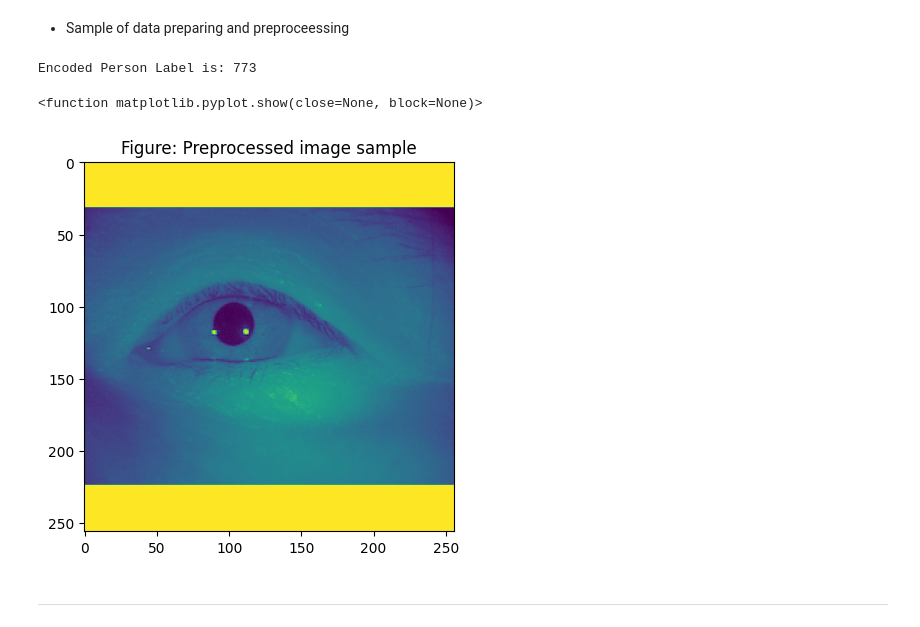
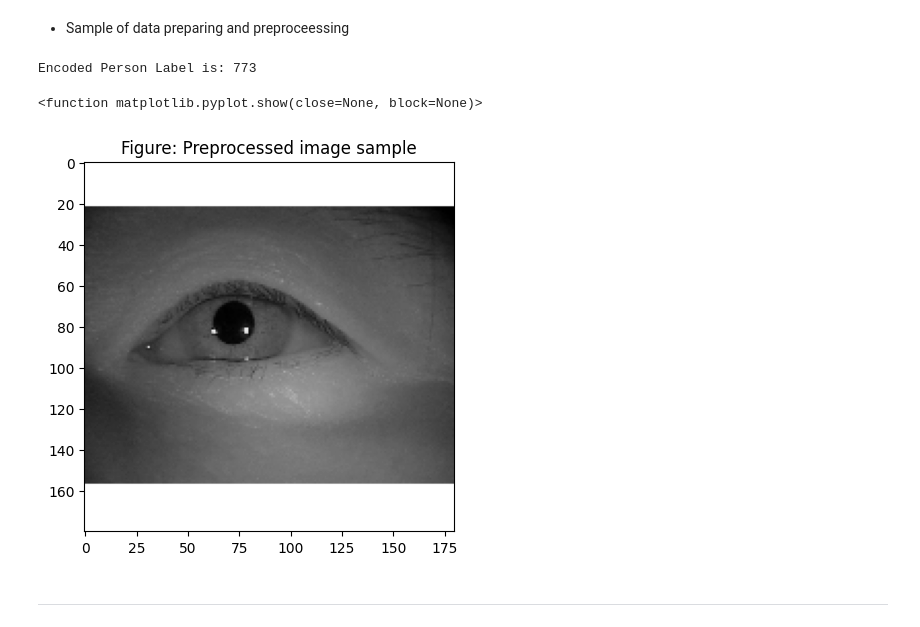
Before and after one commit to sondosaabed/Iris-of-eyes-recognition, a Jupyter notebook: Iris_recognition_1190652.ipynb, the cells around one changed output. Drawn from its saved outputs; the diff is of its cells as text; code cells hidden in the pictures.

Commit message:
Kaggle Notebook | Iris_recognition_1190652 | train

```diff
--- a/Iris_recognition_1190652.ipynb
+++ b/Iris_recognition_1190652.ipynb
@@ -337,0 +338,10 @@ show_random_samples(df_subset, 8)
+# %%
+image_path =  df.loc[13, "ImagePath"]
+image = PIL.Image.open(image_path)
+plt.imshow(image, cmap='gray')
+plt.title(f"Figure: Image {13} Person Label: {df.loc[13, 'Label']}")
+plt.axis("off")
+width, height = image.size
+print("The width of the images: ", width)
+print("The height of the images: ", height)
+print("Shape", image.size)
@@ -384,7 +396,7 @@ plt.show()
 ##### Images preparing
 - In the datset exploration, no missing images, and all the images have the same sizes and the same aspect ratios. However, due to processing resources limitations the decision is to resize all the images to a consistent size but smaller than that is now. The resizing algortihm is distortion free the sizes are changed but the aspect ratio is the same using pading values.
 # %%
-def preprocess_image(img_dir, target_height=256, target_width=256, pad_value=255):
+def preprocess_image(img_dir, target_height=180, target_width=180, pad_value=255):
     """
     Resizing imgaes with keeping the aspect ratio.
     Args:
@@ -487,6 +499,6 @@ def prepare_dataset(df):
         image = image/255.
         preprocessed_images.append(image)
 
-    preprocessed_images = np.array(preprocessed_images).reshape(-1, 256, 256)
+    preprocessed_images = np.array(preprocessed_images).reshape(-1, 180, 180, 1)
     preprocessed_labels = preprocess_labels(df)
     return split_dataset(preprocessed_images, preprocessed_labels)
@@ -496,13 +513,13 @@ x_train, x_valid, x_test, y_train, y_valid, y_test = prepare_dataset(df_subset)
 - Sample of data preparing and preproceessing
 # %%
 print(f'Encoded Person Label is: {y_train[13]}')
-plt.imshow(cv2.rotate(x_train[13],  cv2.ROTATE_90_COUNTERCLOCKWISE))
+plt.imshow(cv2.rotate(x_train[13],  cv2.ROTATE_90_COUNTERCLOCKWISE), cmap="gray")
 plt.title("Figure: Preprocessed image sample")
 plt.show
 # %% [output]
 Encoded Person Label is: 773
 <function matplotlib.pyplot.show(close=None, block=None)>
-[figure, old version]
+[figure, new version]
 # %% [markdown]
 <hr>
 # %% [markdown]
```
Also changed, not shown: parts of 19 cells of this notebook.
